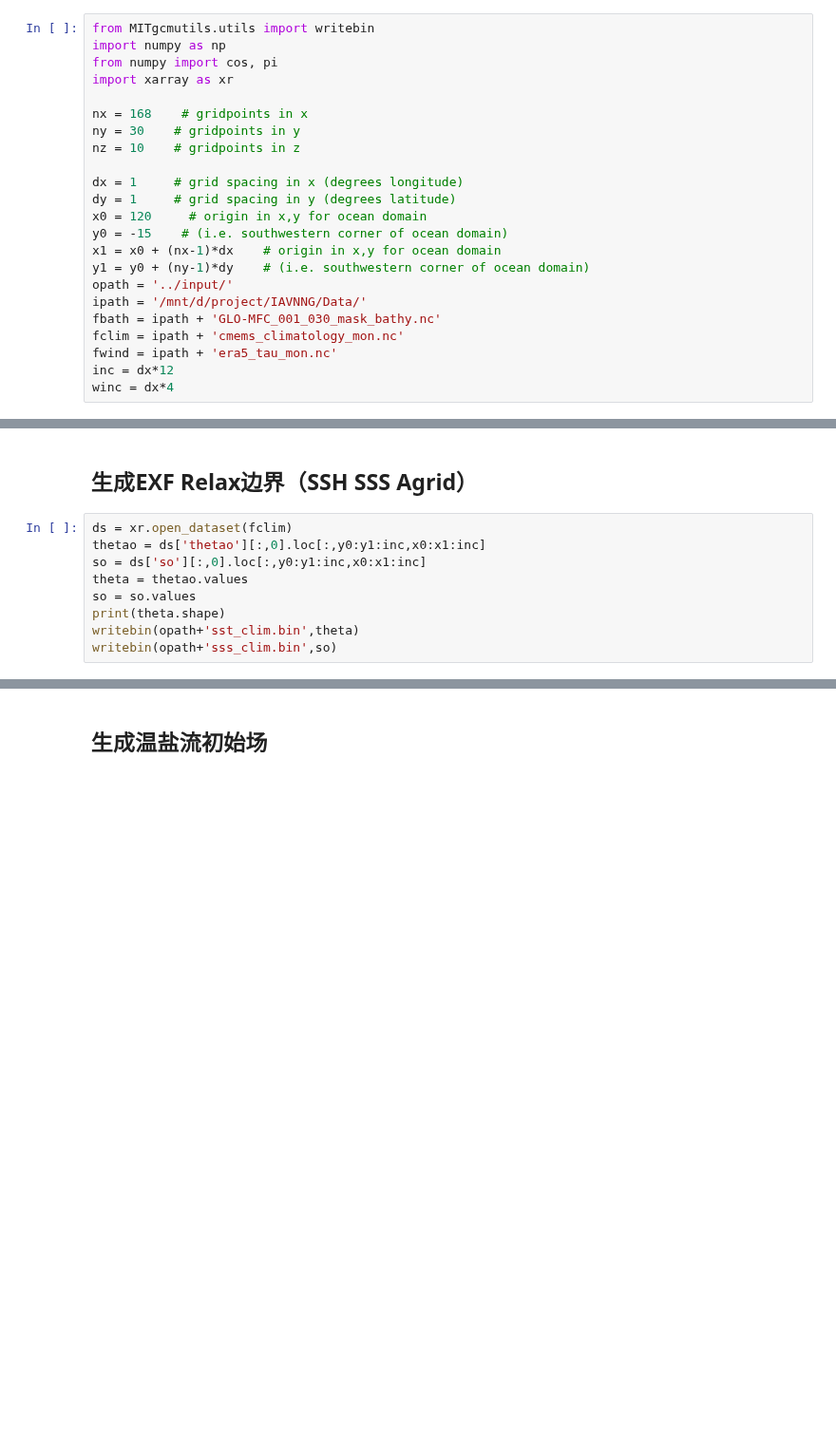
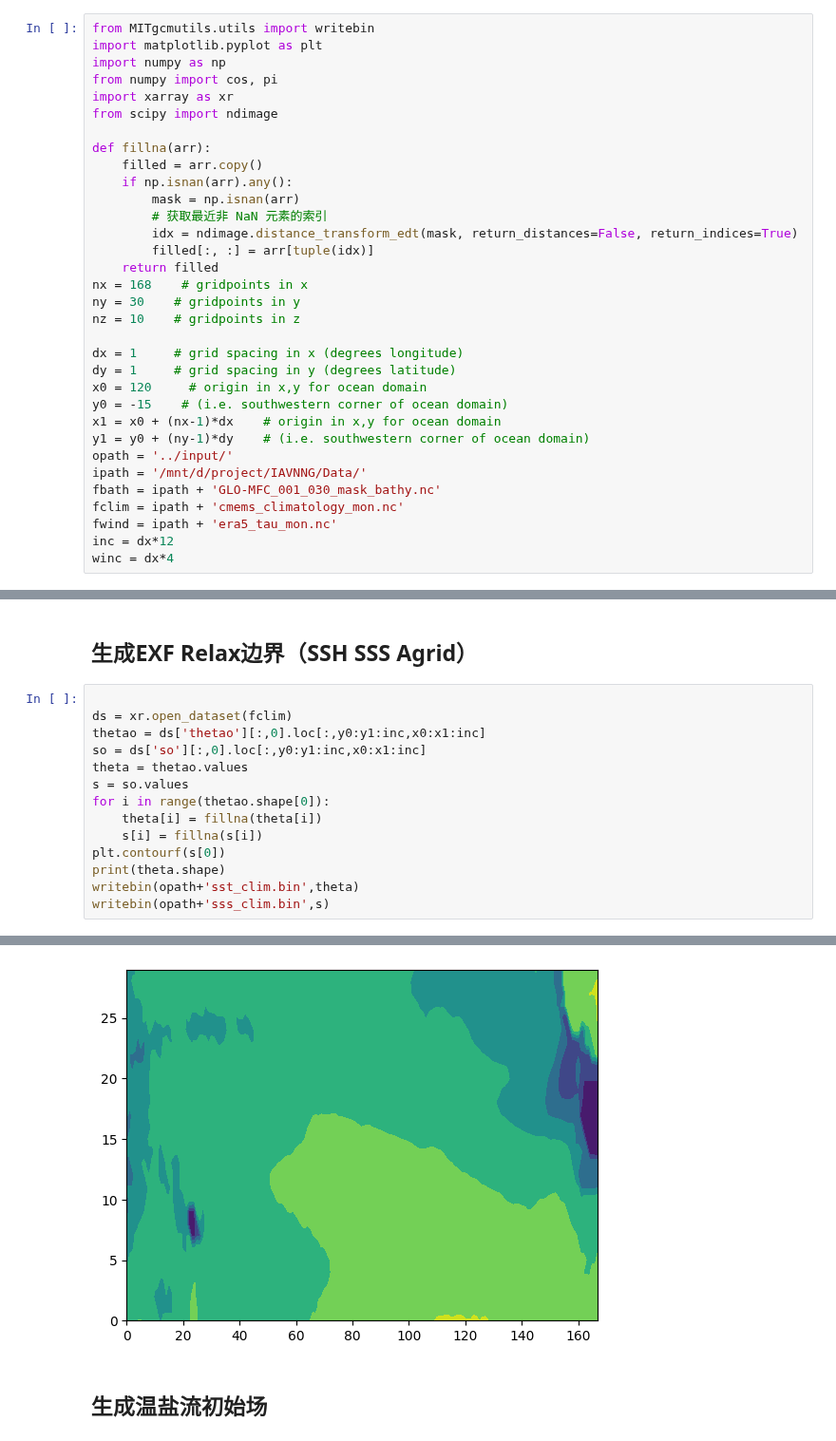
Before and after one commit to FattyZH/eqp-dlfv-mitgcm-era5, a Jupyter notebook: script/gendata_Hydrog.ipynb, the cells around one changed output, grey strips where cells are left out. Shown at 95% size. Cells and saved outputs as stored; diff of their text form; blank space fills up the shorter version.

```diff
--- a/script/gendata_Hydrog.ipynb
+++ b/script/gendata_Hydrog.ipynb
@@ -1,9 +1,19 @@
 # %%
 from MITgcmutils.utils import writebin
+import matplotlib.pyplot as plt
 import numpy as np
 from numpy import cos, pi
 import xarray as xr
+from scipy import ndimage
 
+def fillna(arr):
+    filled = arr.copy()
+    if np.isnan(arr).any():
+        mask = np.isnan(arr)
+        # 获取最近非 NaN 元素的索引
+        idx = ndimage.distance_transform_edt(mask, return_distances=False, return_indices=True)
+        filled[:, :] = arr[tuple(idx)]
+    return filled
 nx = 168    # gridpoints in x
 ny = 30    # gridpoints in y
 nz = 10    # gridpoints in z
@@ -46,16 +56,22 @@ writebin(opath+'tauy.bin',tauy)
 # %% [markdown]
 ## 生成EXF Relax边界（SSH SSS Agrid）
 # %%
+
 ds = xr.open_dataset(fclim)
 thetao = ds['thetao'][:,0].loc[:,y0:y1:inc,x0:x1:inc]
 so = ds['so'][:,0].loc[:,y0:y1:inc,x0:x1:inc]
 theta = thetao.values
-so = so.values
+s = so.values
+for i in range(thetao.shape[0]):
+    theta[i] = fillna(theta[i])
+    s[i] = fillna(s[i])
+plt.contourf(s[0])
 print(theta.shape)
 writebin(opath+'sst_clim.bin',theta)
-writebin(opath+'sss_clim.bin',so)
+writebin(opath+'sss_clim.bin',s)
 # %% [output]
 (12, 30, 168)
+[figure, added]
 # %% [markdown]
 ## 生成温盐流初始场
 # %%
```
Also changed, not shown: parts of 4 cells of this notebook, 10 other files.
